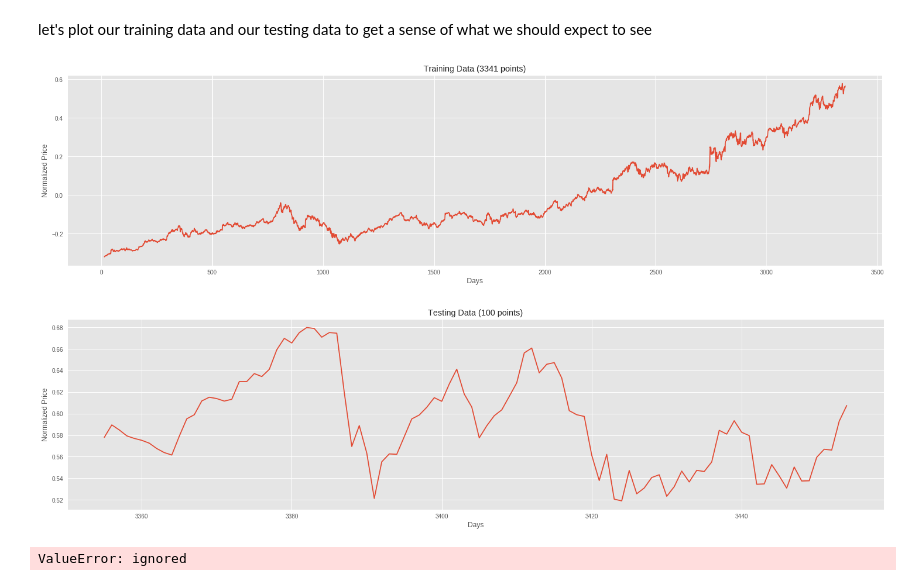
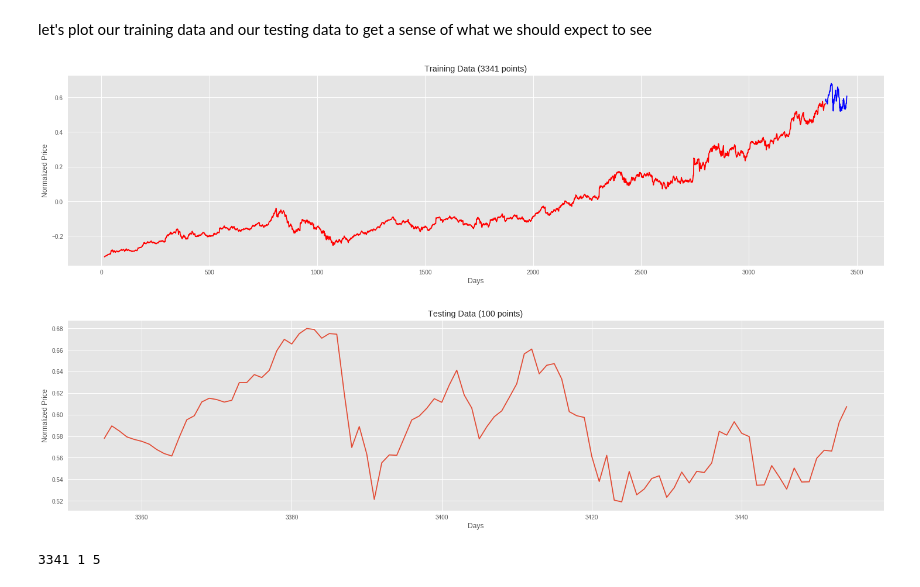
Before and after one commit to NamitraKali/Stock-Price-Prediction, a Jupyter notebook: RNN_Predictor.ipynb, the cells around one changed output. Drawn from its saved outputs; the diff is of its cells as text; code cells hidden in the pictures.

```diff
--- a/RNN_Predictor.ipynb
+++ b/RNN_Predictor.ipynb
@@ -334,28 +339,31 @@ trainX, testX, trainY, testY = train_test_split(X, Y, test_size=100, shuffle=Fal
 let's plot our training data and our testing data to get a sense of what we should expect to see
 # %%
 plt.figure(figsize=(25, 6))
-trainY['CloseTarget'].plot()
+trainY['CloseTarget'].plot(color='red', label='training')
+testY['CloseTarget'].plot(color='blue', label='testing')
 plt.title('Training Data ({} points)'.format(len(trainY)))
 plt.xlabel('Days')
 plt.ylabel('Normalized Price')
 plt.show()
 
 plt.figure(figsize=(25, 6))
 testY['CloseTarget'].plot()
 plt.title('Testing Data ({} points)'.format(len(testY)))
 plt.xlabel('Days')
 plt.ylabel('Normalized Price')
 plt.show()
 # %% [output]
-[figure, old version]
+[figure, new version]
 [figure]
-# %%
-model = Sequential()
-model.add(LSTM(5, input_shape=(3341, 5), return_sequences=True))
-model.add(LSTM(5, return_sequences=True))
-model.add(Dense(5, activation='relu'))
-model.add(Dense(1))
-model.compile(loss='mean_squared_error', optimizer='adam')
-model.fit(trainX, trainY, epochs=1000, batch_size=1)
-# %% [output]
-ValueError: ignored
+# %%
+# Hyperparameters
+samples = len(trainX) # how many data points do we have
+time_steps = 1 # how far do we look back in time
+features = len(trainX.columns) # how many columns are in our training data
+print(samples, time_steps, features)
+
+# convert our pandas dataframes into matrices
+trainX = trainX.as_matrix()
+trainY = trainY.as_matrix()
+# %% [output]
+3341 1 5
```
Also changed, not shown: parts of 13 cells of this notebook.
